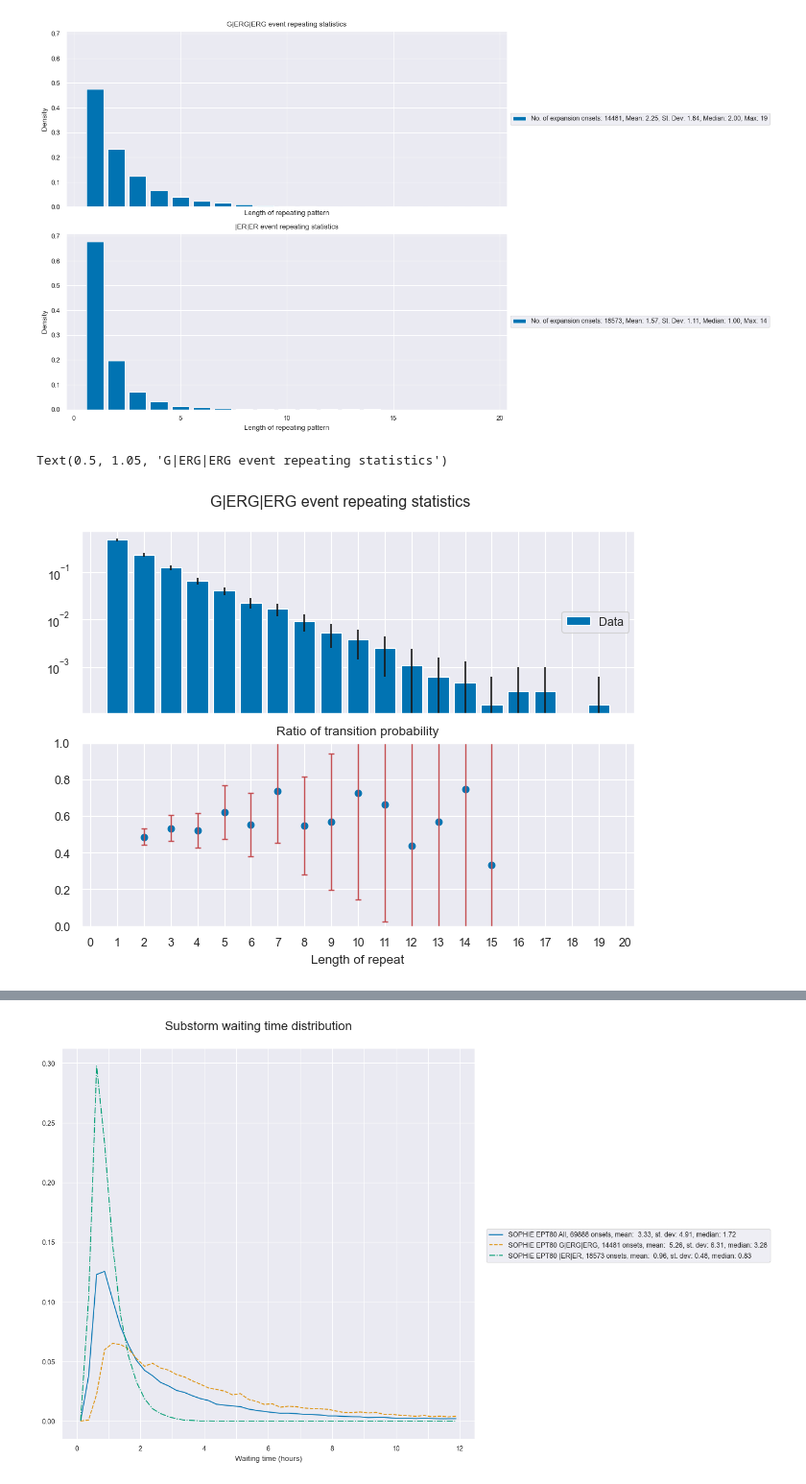
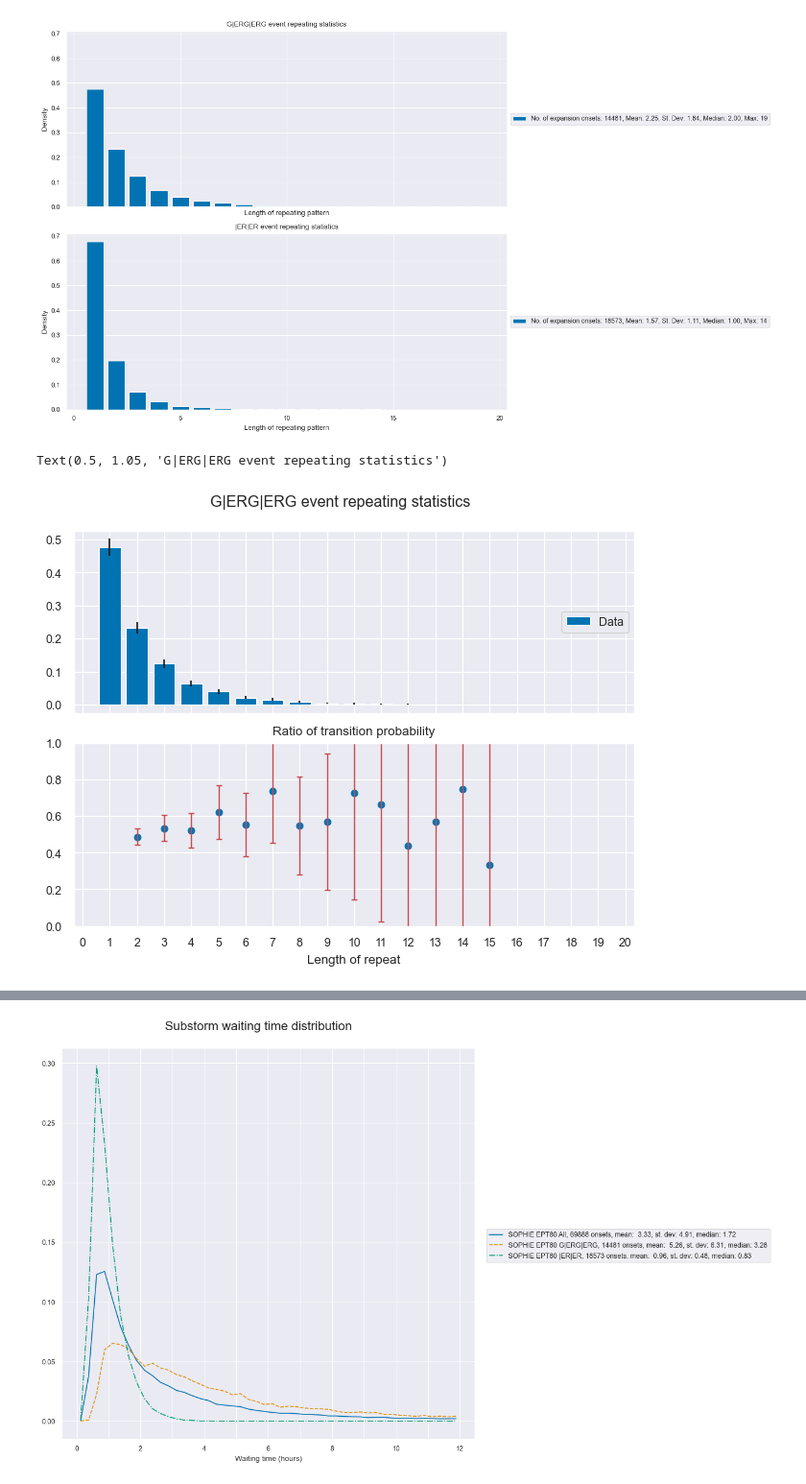
Before and after one commit to christianlao12/DP1_DP2_Project, a Jupyter notebook: substorm_type_statistics.ipynb, the cells around one changed output, grey strips where cells are left out. Shown at 96% size. Saved outputs shown, nothing was run; the diff lists cells and outputs as text; code cells hidden in the pictures.

Commit message:
changing y scale on plots

```diff
--- a/substorm_type_statistics.ipynb
+++ b/substorm_type_statistics.ipynb
@@ -101,35 +101,34 @@ else:
     yanalysis = y
 
 yanalysis = yanalysis[:md_pt_end(yanalysis)+1]
 
 yerror = yerror/np.sum(y)
 yerror = 3*yerror
 y = y/np.sum(y)
 yanalysis = yanalysis/sum(yanalysis)
 
 
 ratio = np.array([yanalysis[i]/yanalysis[i-1] for i in range(1,len(yanalysis))])
 ratioerror = np.array([np.sqrt((yerror[i]/yanalysis[i])**2 + (yerror[i-1]/yanalysis[i-1])**2) for i in range(1,len(yanalysis))])
 ratioerror = ratioerror*ratio
 
 fig, (ax, ax1) = plt.subplots(2,1,sharex=True)
 
 ax.bar(x,y,yerr=yerror,label='Data')
 ax.legend(loc='center right')
-ax.set_yscale('log')
 
 ax1.scatter(x[1:len(ratio)+1], ratio[:len(ratio)])
 ax1.errorbar(x[1:len(ratio)+1], ratio[:len(ratio)], yerr=ratioerror, fmt='none', ecolor='r', elinewidth=1, capsize=2)
 ax1.xaxis.set_major_locator(ticker.MultipleLocator(1))
 ax1.set_xlabel("Length of repeat")
 ax1.set_title("Ratio of transition probability")
 ax1.set_ylim(0,1)
 
 fig.tight_layout(pad=1)
 fig.suptitle('G|ERG|ERG event repeating statistics',y=1.05)
 # %% [output]
 Text(0.5, 1.05, 'G|ERG|ERG event repeating statistics')
-[figure, old version]
+[figure, new version]
 # %%
 s = (sophie80onsetdf['ERER'] == 1) & (sophie80onsetdf['Flag'] == 0)
 co = (~s).cumsum()[s].value_counts().to_list()
```
Also changed, not shown: parts of 1 cell of this notebook.
